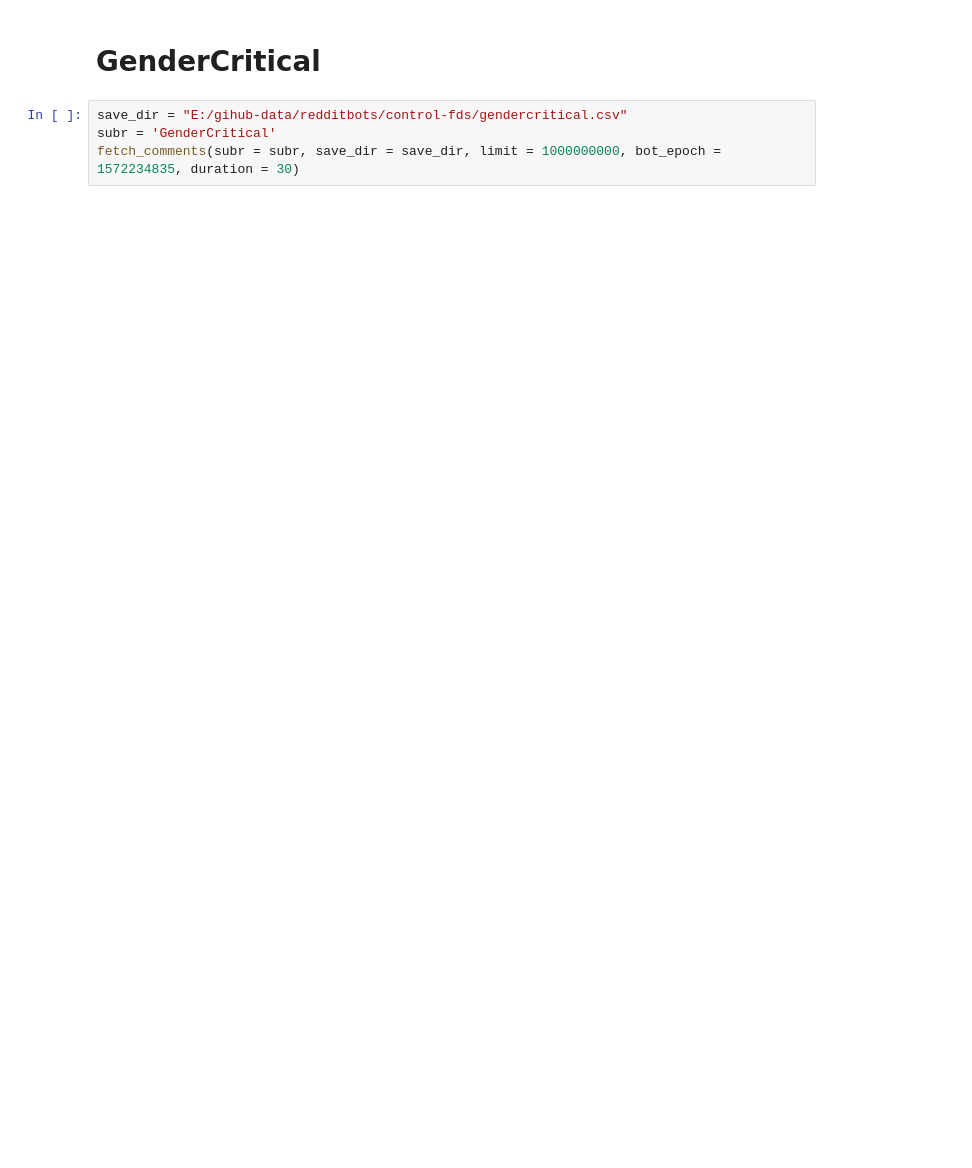
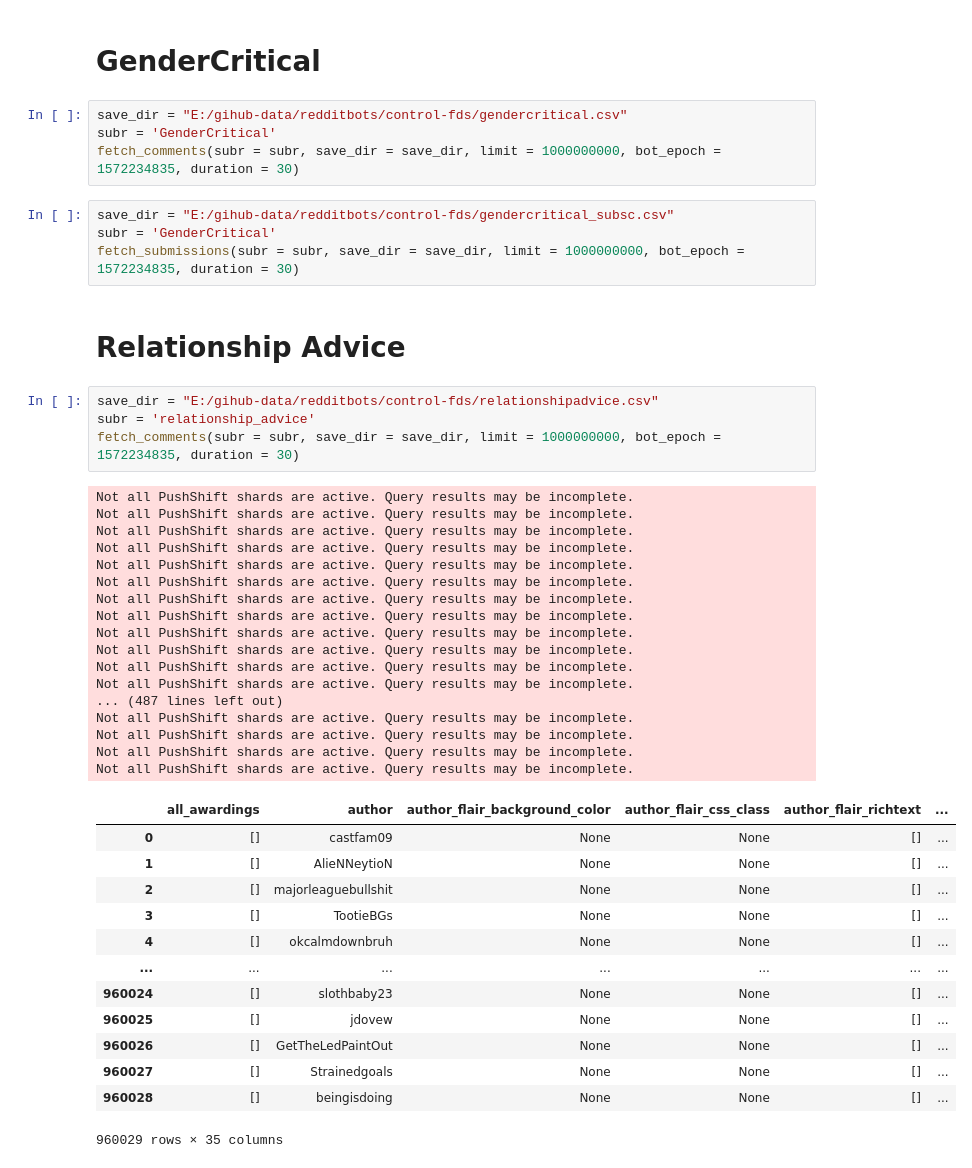
Before and after one commit to anng217/redditbots, a Jupyter notebook: pushshift.ipynb, the cells around one changed output. Saved outputs shown, nothing was run; the diff lists cells and outputs as text; blank space fills up the shorter version.

```diff
--- a/pushshift.ipynb
+++ b/pushshift.ipynb
@@ -244,3 +305,44 @@ fetch_comments(subr = subr, save_dir = save_dir, limit = 1000000000, bot_epoch =
 save_dir = "E:/gihub-data/redditbots/control-fds/gendercritical.csv"
 subr = 'GenderCritical'
 fetch_comments(subr = subr, save_dir = save_dir, limit = 1000000000, bot_epoch = 1572234835, duration = 30)
+# %%
+save_dir = "E:/gihub-data/redditbots/control-fds/gendercritical_subsc.csv"
+subr = 'GenderCritical'
+fetch_submissions(subr = subr, save_dir = save_dir, limit = 1000000000, bot_epoch = 1572234835, duration = 30)
+# %% [markdown]
+# Relationship Advice
+# %%
+save_dir = "E:/gihub-data/redditbots/control-fds/relationshipadvice.csv"
+subr = 'relationship_advice'
+fetch_comments(subr = subr, save_dir = save_dir, limit = 1000000000, bot_epoch = 1572234835, duration = 30)
+# %% [output]
+Not all PushShift shards are active. Query results may be incomplete.
+Not all PushShift shards are active. Query results may be incomplete.
+Not all PushShift shards are active. Query results may be incomplete.
+Not all PushShift shards are active. Query results may be incomplete.
+Not all PushShift shards are active. Query results may be incomplete.
+Not all PushShift shards are active. Query results may be incomplete.
+Not all PushShift shards are active. Query results may be incomplete.
+Not all PushShift shards are active. Query results may be incomplete.
+Not all PushShift shards are active. Query results may be incomplete.
+Not all PushShift shards are active. Query results may be incomplete.
+Not all PushShift shards are active. Query results may be incomplete.
+Not all PushShift shards are active. Query results may be incomplete.
+... (487 lines left out)
+Not all PushShift shards are active. Query results may be incomplete.
+Not all PushShift shards are active. Query results may be incomplete.
+Not all PushShift shards are active. Query results may be incomplete.
+Not all PushShift shards are active. Query results may be incomplete.
+|  | all_awardings | author | author_flair_background_color | author_flair_css_class | author_flair_richtext | ... |
+| 0 | [] | castfam09 | None | None | [] | ... |
+| 1 | [] | AlieNNeytioN | None | None | [] | ... |
+| 2 | [] | majorleaguebullshit | None | None | [] | ... |
+| 3 | [] | TootieBGs | None | None | [] | ... |
+| 4 | [] | okcalmdownbruh | None | None | [] | ... |
+| ... | ... | ... | ... | ... | ... | ... |
+| 960024 | [] | slothbaby23 | None | None | [] | ... |
+| 960025 | [] | jdovew | None | None | [] | ... |
+| 960026 | [] | GetTheLedPaintOut | None | None | [] | ... |
+| 960027 | [] | Strainedgoals | None | None | [] | ... |
+| 960028 | [] | beingisdoing | None | None | [] | ... |
+960029 rows × 35 columns
```
Also changed, not shown: parts of 6 cells of this notebook, 9 other files.
